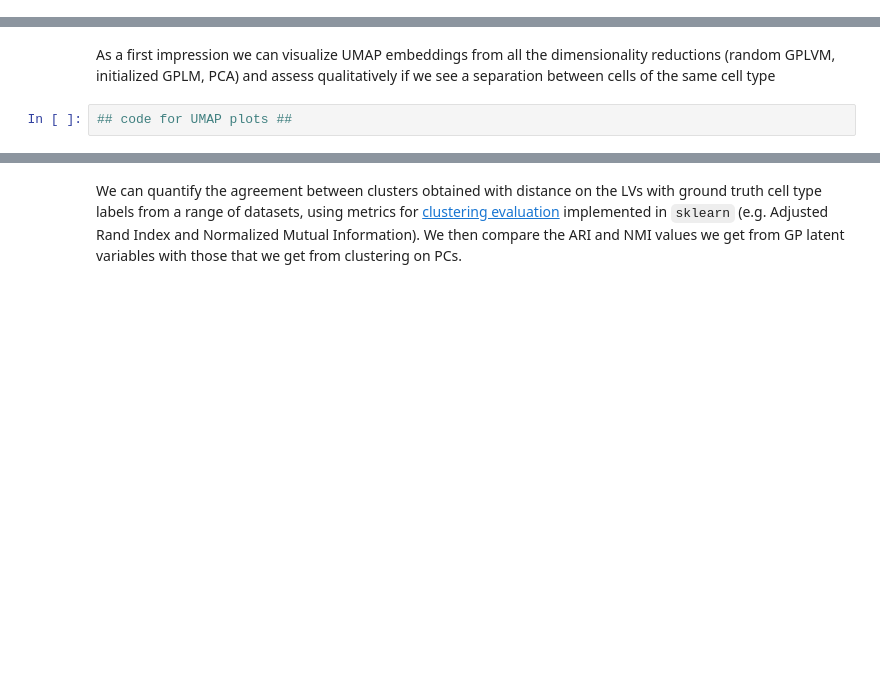
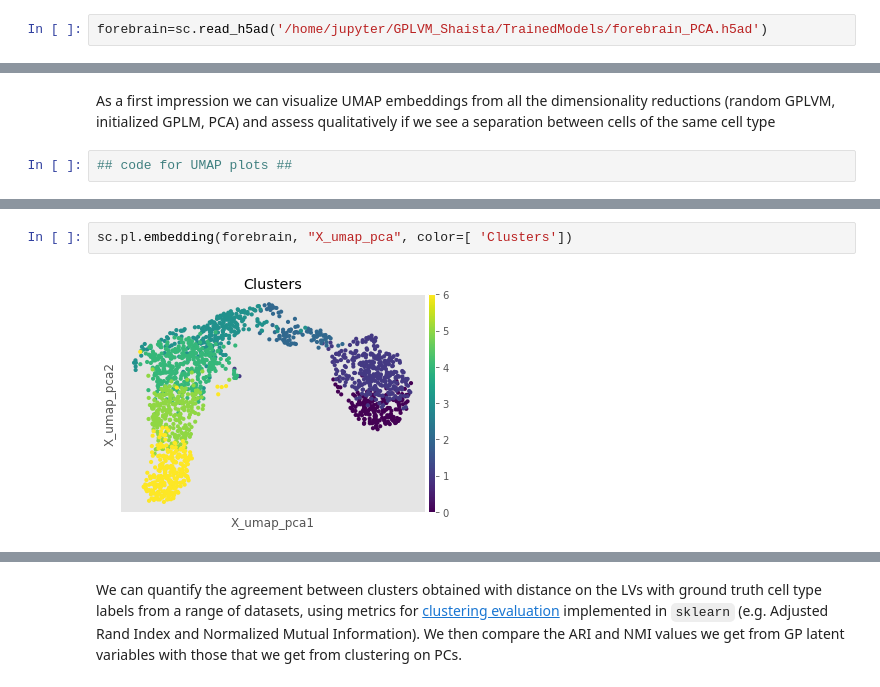
Before and after one commit to shaistamadad/GPLVM_Shaista, a Jupyter notebook: GPLVM_benchmark_template.ipynb, the cells around one changed output, grey strips where cells are left out. Saved outputs shown, nothing was run; the diff lists cells and outputs as text; blank space fills up the shorter version.

Commit message:
update benchmarking anf TrainFunction files

```diff
--- a/GPLVM_benchmark_template.ipynb
+++ b/GPLVM_benchmark_template.ipynb
@@ -5,0 +29,2 @@
+# %%
+forebrain=sc.read_h5ad('/home/jupyter/GPLVM_Shaista/TrainedModels/forebrain_PCA.h5ad')
@@ -19,0 +242,4 @@ As a first impression we can visualize UMAP embeddings from all the dimensionali
+# %%
+sc.pl.embedding(forebrain, "X_umap_pca", color=[ 'Clusters'])
+# %% [output]
+[figure, added]
```
Also changed, not shown: parts of 59 cells of this notebook, 1 other file.
